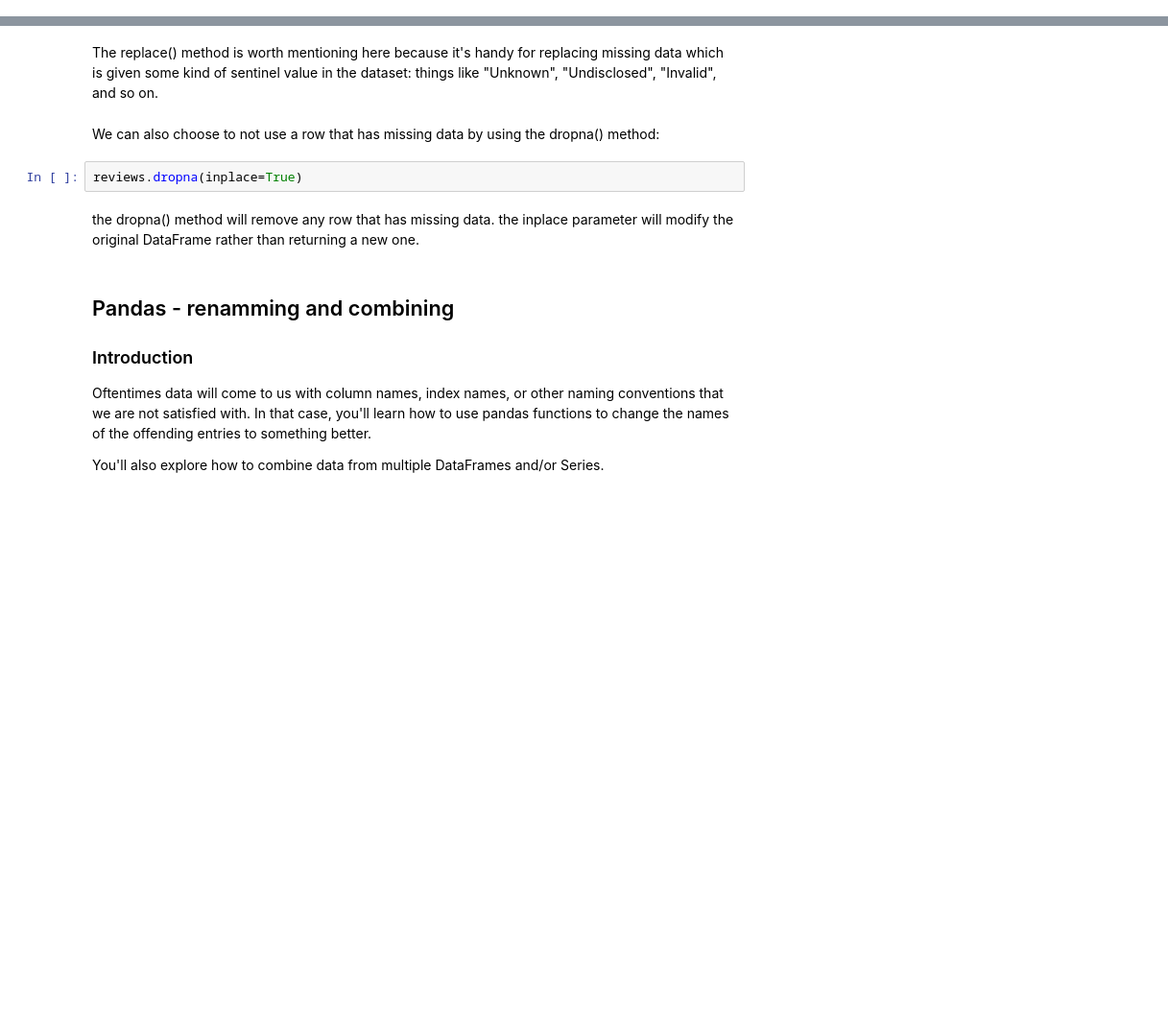
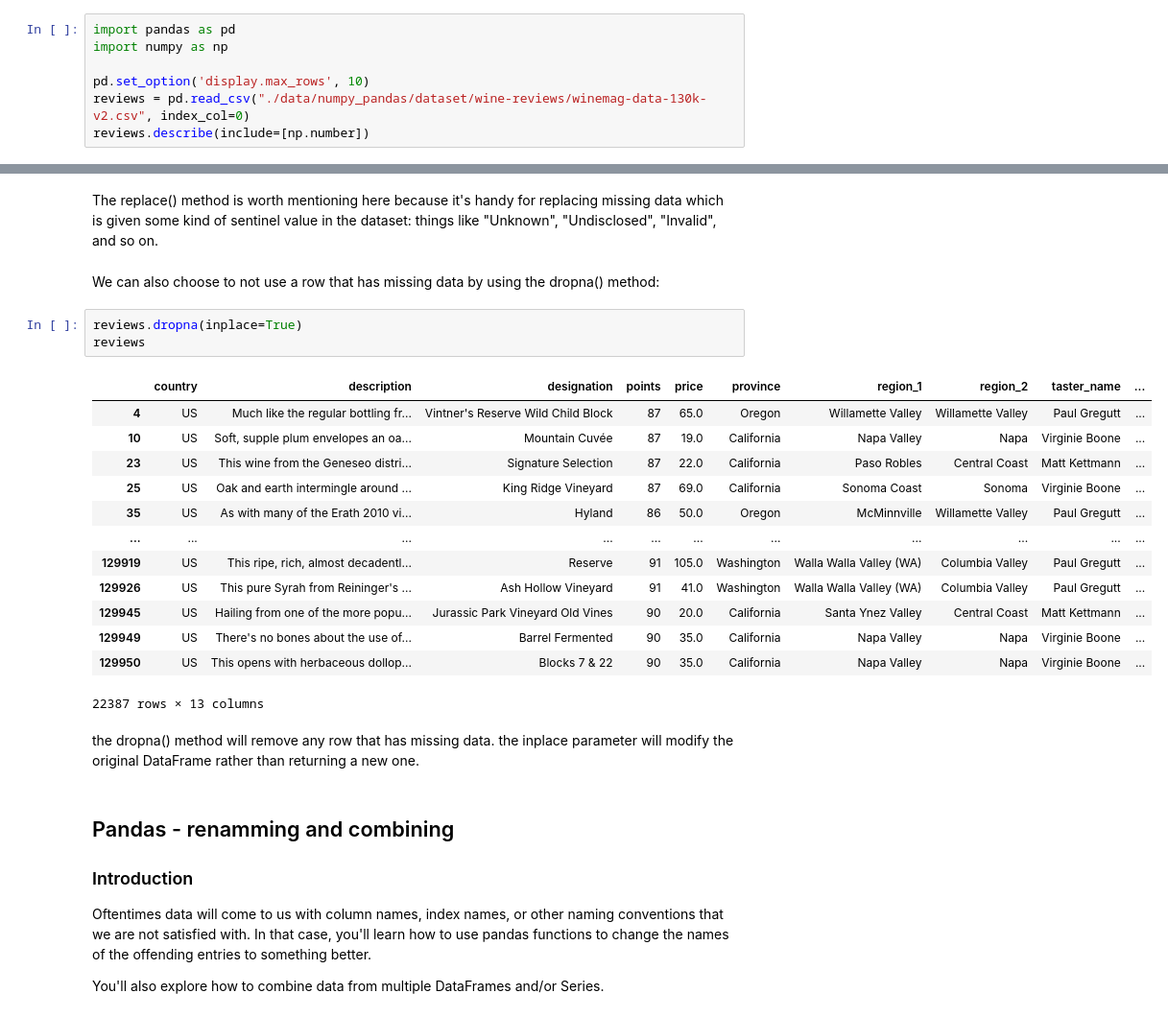
Before and after one commit to moiap13/nomades_python_software_engineer, a Jupyter notebook: cours/jupyter/41_NP_pandas.ipynb, the cells around one changed output, grey strips where cells are left out. Shown at 96% size. Cells and saved outputs as stored; diff of their text form; blank space fills up the shorter version.

```diff
--- a/cours/jupyter/41_NP_pandas.ipynb
+++ b/cours/jupyter/41_NP_pandas.ipynb
@@ -1108,3 +1108,10 @@ reviews.sort_values(by=["price"], ascending=False).iloc[0,:].price
 ### Introduction
 
 Pandas can works with differents data types and it will create new data types. We'll also see how we can replace and deal with missing values.
+# %%
+import pandas as pd
+import numpy as np
+
+pd.set_option('display.max_rows', 10)
+reviews = pd.read_csv("./data/numpy_pandas/dataset/wine-reviews/winemag-data-130k-v2.csv", index_col=0)
+reviews.describe(include=[np.number])
@@ -1159,6 +1247,21 @@ The replace() method is worth mentioning here because it's handy for replacing m
 We can also choose to not use a row that has missing data by using the dropna() method:
 # %%
 reviews.dropna(inplace=True)
+reviews
+# %% [output]
+|  | country | description | designation | points | price | province | region_1 | region_2 | taster_name | ... |
+| 4 | US | Much like the regular bottling fr... | Vintner's Reserve Wild Child Block | 87 | 65.0 | Oregon | Willamette Valley | Willamette Valley | Paul Gregutt | ... |
+| 10 | US | Soft, supple plum envelopes an oa... | Mountain Cuvée | 87 | 19.0 | California | Napa Valley | Napa | Virginie Boone | ... |
+| 23 | US | This wine from the Geneseo distri... | Signature Selection | 87 | 22.0 | California | Paso Robles | Central Coast | Matt Kettmann | ... |
+| 25 | US | Oak and earth intermingle around ... | King Ridge Vineyard | 87 | 69.0 | California | Sonoma Coast | Sonoma | Virginie Boone | ... |
+| 35 | US | As with many of the Erath 2010 vi... | Hyland | 86 | 50.0 | Oregon | McMinnville | Willamette Valley | Paul Gregutt | ... |
+| ... | ... | ... | ... | ... | ... | ... | ... | ... | ... | ... |
+| 129919 | US | This ripe, rich, almost decadentl... | Reserve | 91 | 105.0 | Washington | Walla Walla Valley (WA) | Columbia Valley | Paul Gregutt | ... |
+| 129926 | US | This pure Syrah from Reininger's ... | Ash Hollow Vineyard | 91 | 41.0 | Washington | Walla Walla Valley (WA) | Columbia Valley | Paul Gregutt | ... |
+| 129945 | US | Hailing from one of the more popu... | Jurassic Park Vineyard Old Vines | 90 | 20.0 | California | Santa Ynez Valley | Central Coast | Matt Kettmann | ... |
+| 129949 | US | There's no bones about the use of... | Barrel Fermented | 90 | 35.0 | California | Napa Valley | Napa | Virginie Boone | ... |
+| 129950 | US | This opens with herbaceous dollop... | Blocks 7 & 22 | 90 | 35.0 | California | Napa Valley | Napa | Virginie Boone | ... |
+22387 rows × 13 columns
 # %% [markdown]
 the dropna() method will remove any row that has missing data.
 the inplace parameter will modify the original DataFrame rather than returning a new one.
```
Also changed, not shown: parts of 14 cells of this notebook, 28 other files.
